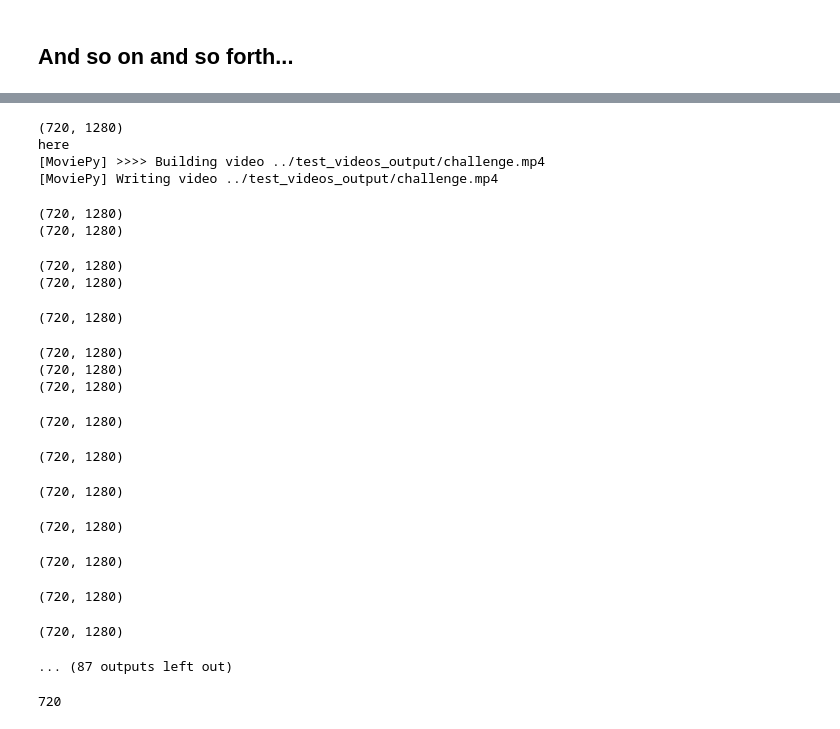
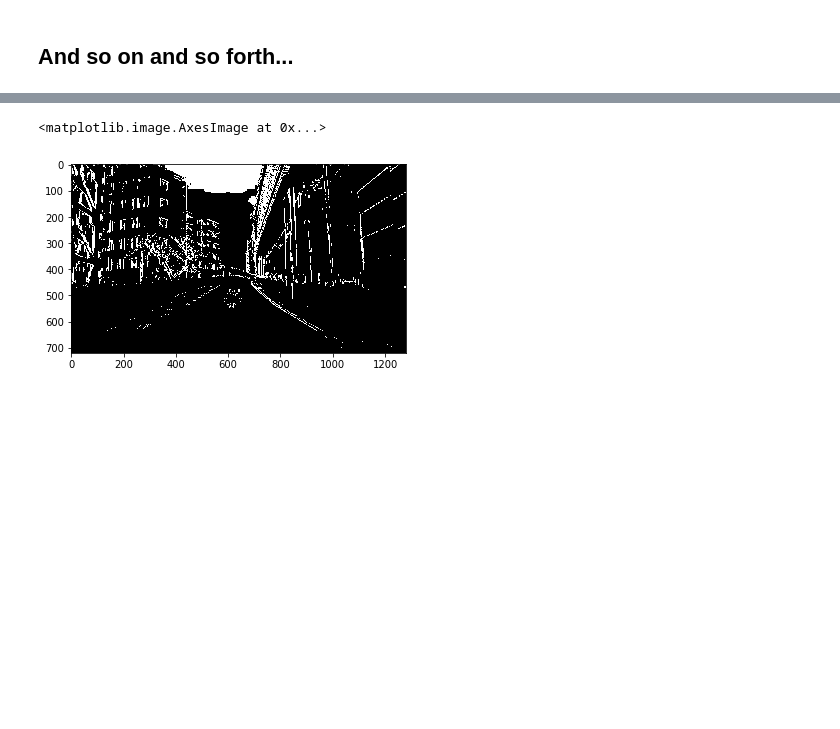
Before and after one commit to fevemania/Advanced-laneline-detector, a Jupyter notebook: examples/example.ipynb, the cells around one changed output, grey strips where cells are left out. Cells and saved outputs as stored; diff of their text form; code cells hidden in the pictures; blank space fills up the shorter version.

```diff
--- a/examples/example.ipynb
+++ b/examples/example.ipynb
@@ -691,16 +177,24 @@ def pipeline(img):
 
     combined_binary = np.zeros_like(gradx_binary)
     combined_binary[(gradx_binary == 1) | (((h_binary == 1) & (s_binary == 1)) | (r_binary == 1))] = 1
+    out_img = np.dstack((combined_binary, combined_binary, combined_binary)) * 255
 
-    bird_eye_binary, M = perspective_transform(combined_binary, debug=False)
-    print(bird_eye_binary.shape)
-    if pipeline.counter == 1:
-        out_img, pipeline.left_fit, pipeline.right_fit = bird_eye_view(bird_eye_binary, M, img)
-    else:
-        out_img, pipeline.left_fit, pipeline.right_fit = second_bird_eye_view(bird_eye_binary,
-                                                pipeline.left_fit, pipeline.right_fit, M, img)
 
-    return out_img
+#     bird_eye_binary, M = perspective_transform(combined_binary, camera_offset=-30, helf_of_lane_width=125 , debug=False)
+
+#     bird_eye_binary, M = perspective_transform(combined_binary, debug=False)
+#     if pipeline.counter == 1:
+#     out_img, pipeline.left_fit, pipeline.right_fit = bird_eye_view(bird_eye_binary, M, img, debug=True)
+#     else:
+#         out_img, pipeline.left_fit, pipeline.right_fit = second_bird_eye_view(bird_eye_binary,
+#                                                 pipeline.left_fit, pipeline.right_fit, M, img, debug=True)
+    return out_img.astype(np.uint8)
+# %%
+out_img = pipeline(img);
+plt.imshow(out_img)
+# %% [output]
+<matplotlib.image.AxesImage at 0x...>
+[figure, added]
 # %%
 # Import everything needed to edit/save/watch video clips
 from moviepy.editor import VideoFileClip
@@ -712,31 +206,6 @@ challenge_output = '../test_videos_output/challenge.mp4'
 ## Where start_second and end_second are integer values representing the start and end of the subclip
 ## You may also uncomment the following line for a subclip of the first 5 seconds
 ##clip3 = VideoFileClip('test_videos/challenge.mp4').subclip(0,5)
-clip1 = VideoFileClip('../test_videos/challenge.mp4')
+clip1 = VideoFileClip('../test_videos/challenge.mp4').subclip(0,1)
 challenge_clip = clip1.fl_image(pipeline)
 %time challenge_clip.write_videofile(challenge_output, audio=False)
-# %% [output]
-(720, 1280)
-here
-[MoviePy] >>>> Building video ../test_videos_output/challenge.mp4
-[MoviePy] Writing video ../test_videos_output/challenge.mp4
-(720, 1280)
-(720, 1280)
-(720, 1280)
-(720, 1280)
-(720, 1280)
-(720, 1280)
-(720, 1280)
-(720, 1280)
-(720, 1280)
-(720, 1280)
-(720, 1280)
-(720, 1280)
-(720, 1280)
-(720, 1280)
-(720, 1280)
-... (87 outputs left out)
-# %%
-bird_eye_binary.shape[0]
-# %% [output]
-720
```
Also changed, not shown: parts of 23 cells of this notebook, 6 other files.
